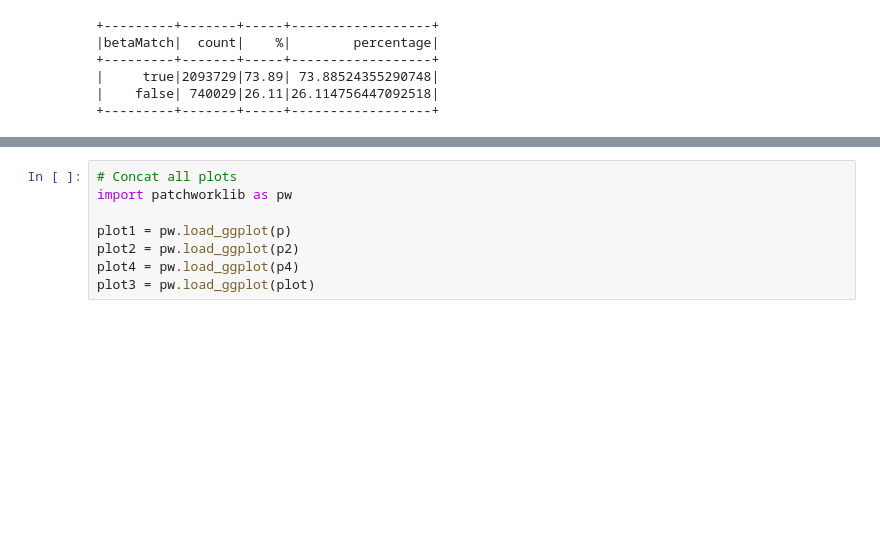
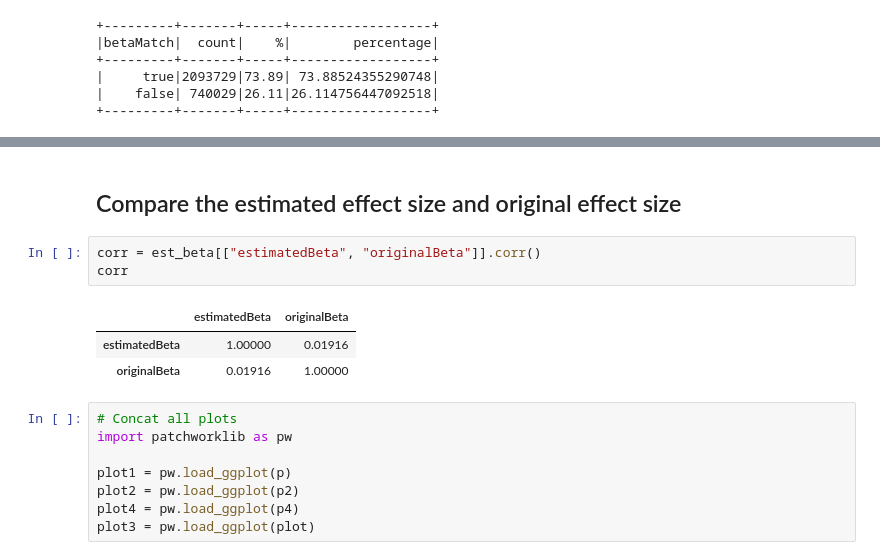
Before and after one commit to opentargets/Gentropy-manuscript, a Jupyter notebook: chapters/in_silico_effect_prediction/01.2_rescaled_beta_qc.ipynb, the cells around one changed output, grey strips where cells are left out. Drawn from its saved outputs; the diff is of its cells as text; blank space fills up the shorter version.

```diff
--- a/chapters/in_silico_effect_prediction/01.2_rescaled_beta_qc.ipynb
+++ b/chapters/in_silico_effect_prediction/01.2_rescaled_beta_qc.ipynb
@@ -289,3 +254,12 @@ Filename: plots/01.2_betas_concordance.jpg
+# %% [markdown]
+## Compare the estimated effect size and original effect size
+# %%
+corr = est_beta[["estimatedBeta", "originalBeta"]].corr()
+corr
+# %% [output]
+|  | estimatedBeta | originalBeta |
+| estimatedBeta | 1.00000 | 0.01916 |
+| originalBeta | 0.01916 | 1.00000 |
 # %%
 # Concat all plots
 import patchworklib as pw
```
Also changed, not shown: parts of 11 cells of this notebook, 1 other file.
